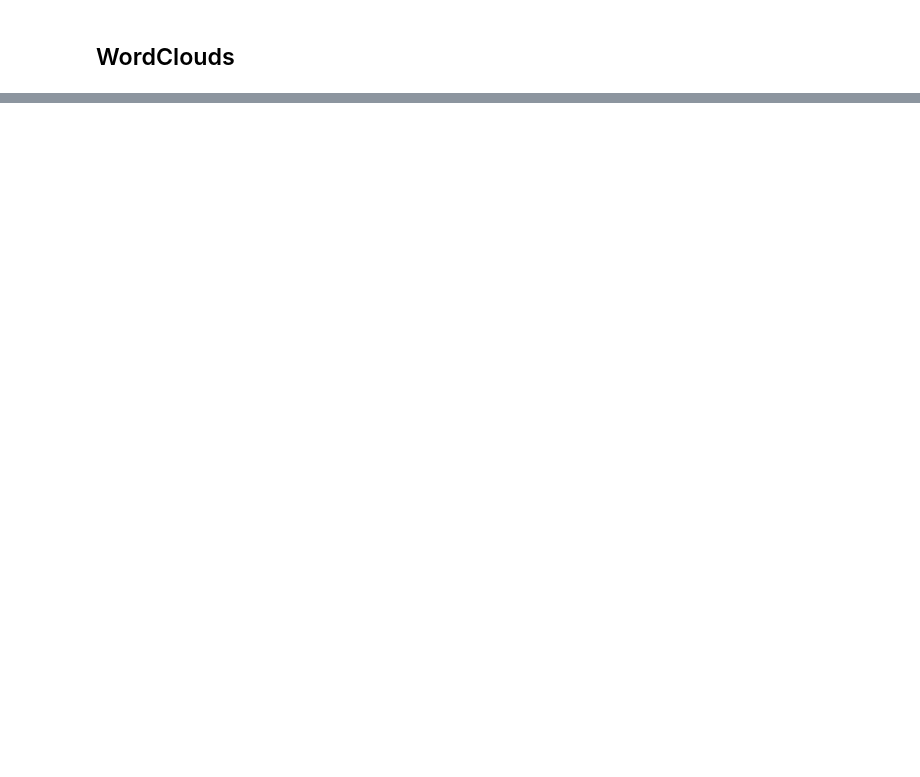
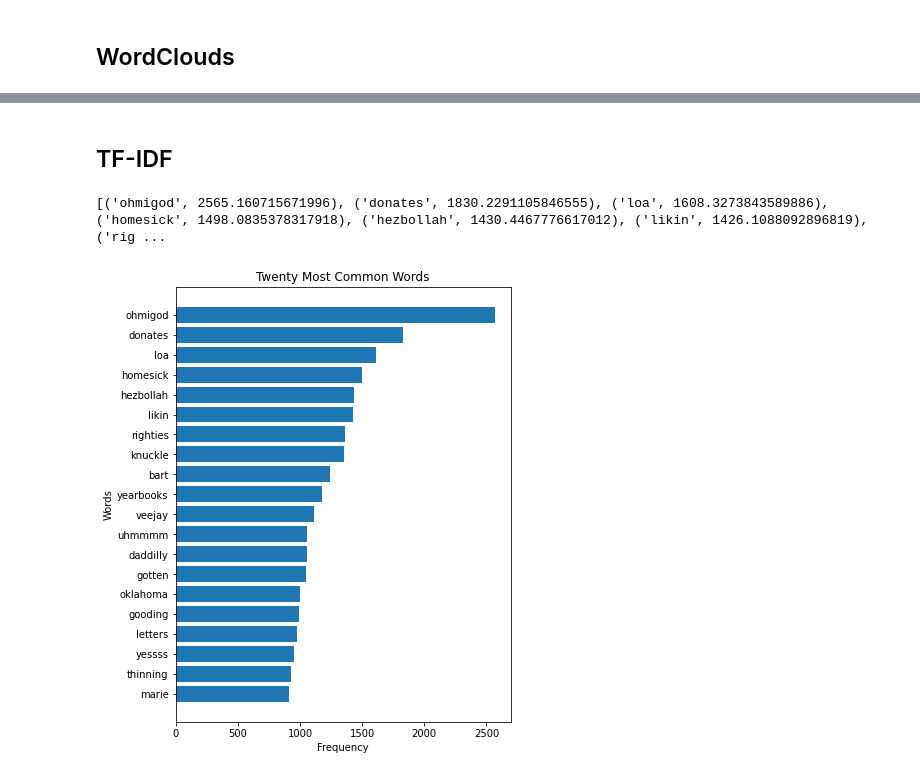
Before and after one commit to keivanipchihagh/Fun-Text-Mining-with-Simpsons, a Jupyter notebook: 1.Basic Analysis.ipynb, the cells around one changed output, grey strips where cells are left out. Drawn from its saved outputs; the diff is of its cells as text; code cells hidden in the pictures; blank space fills up the shorter version.

```diff
--- a/1.Basic Analysis.ipynb
+++ b/1.Basic Analysis.ipynb
@@ -101,0 +102,28 @@ plt.show()
+# %% [markdown]
+## TF-IDF
+# %%
+tfidf_vectorizer = TfidfVectorizer(stop_words = nlp.Defaults.stop_words)
+features = tfidf_vectorizer.fit_transform(scripts_df[scripts_df['spoken_words'].isnull() == False]['spoken_words'])
+
+# print(tfidf_vectorizer.get_feature_names())
+
+freqs = zip(count_vectorizer.get_feature_names(), features.sum(axis = 0).tolist()[0])
+sorted_freqs = sorted(freqs, key = lambda x: -x[1])
+print(sorted_freqs)
+# %% [output]
+[('ohmigod', 2565.160715671996), ('donates', 1830.2291105846555), ('loa', 1608.3273843589886), ('homesick', 1498.0835378317918), ('hezbollah', 1430.4467776617012), ('likin', 1426.1088092896819), ('rig ...
+# %%
+X, y = [], []
+
+for freq in sorted_freqs[:20]:
+    X.append(freq[0])
+    y.append(freq[1])
+
+fig = plt.figure(figsize = (6, 8))
+plt.barh(X[::-1], y[::-1])
+plt.title('Twenty Most Common Words')
+plt.xlabel('Frequency')
+plt.ylabel('Words')
+plt.show()
+# %% [output]
+[figure, added]
```
Also changed, not shown: parts of 4 cells of this notebook, 2 other files.
